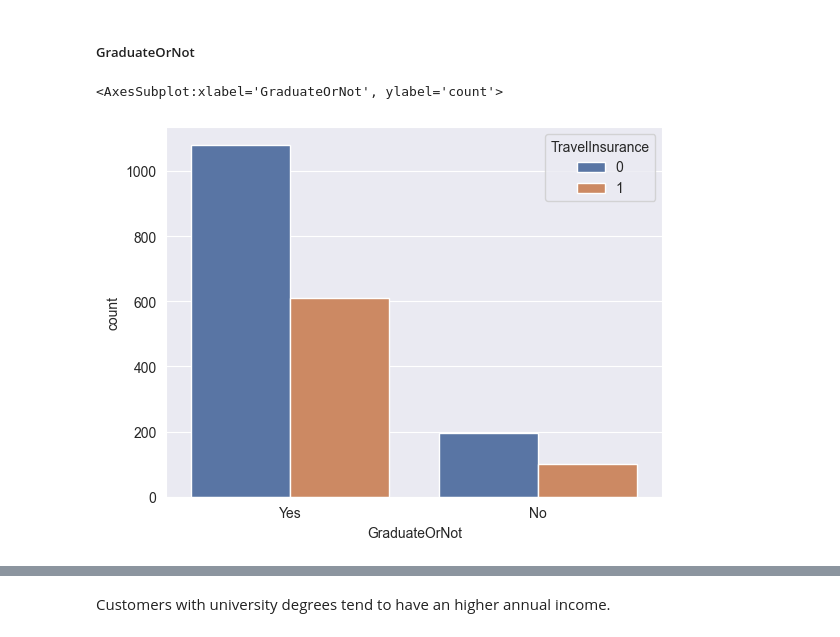
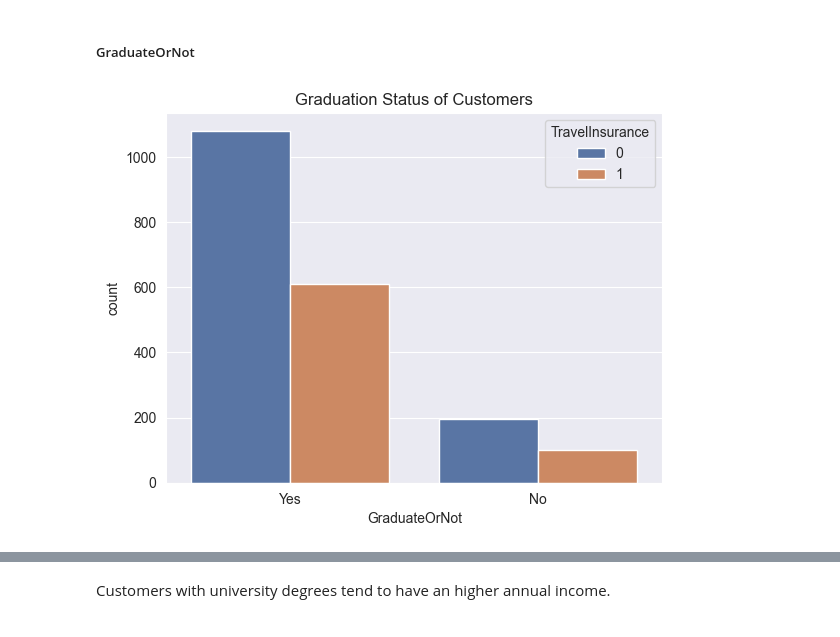
Before and after one commit to ade-mola/travel_insurance_analysis, a Jupyter notebook: notebooks/travel_insurance_analysis.ipynb, the cells around one changed output, grey strips where cells are left out. Cells and saved outputs as stored; diff of their text form; code cells hidden in the pictures.

```diff
--- a/notebooks/travel_insurance_analysis.ipynb
+++ b/notebooks/travel_insurance_analysis.ipynb
@@ -296,9 +319,10 @@ Customers in the Private Sector or Self Employed tend to have higher annual inco
 ##### GraduateOrNot
 # %%
 sns.countplot(x = 'GraduateOrNot', data = raw_data, hue='TravelInsurance', order=['Yes', 'No'])
+plt.title('Graduation Status of Customers')
+plt.savefig('/Users/ademola/Documents/travel_insurance_analysis/reports/figures/grad_1.png')
 # %% [output]
-<AxesSubplot:xlabel='GraduateOrNot', ylabel='count'>
-[figure, old version]
+[figure, new version]
 # %%
 c = (raw_data
 .groupby(['Age', 'GraduateOrNot'])['AnnualIncome']
```
Also changed, not shown: parts of 51 cells of this notebook, 28 other files.
